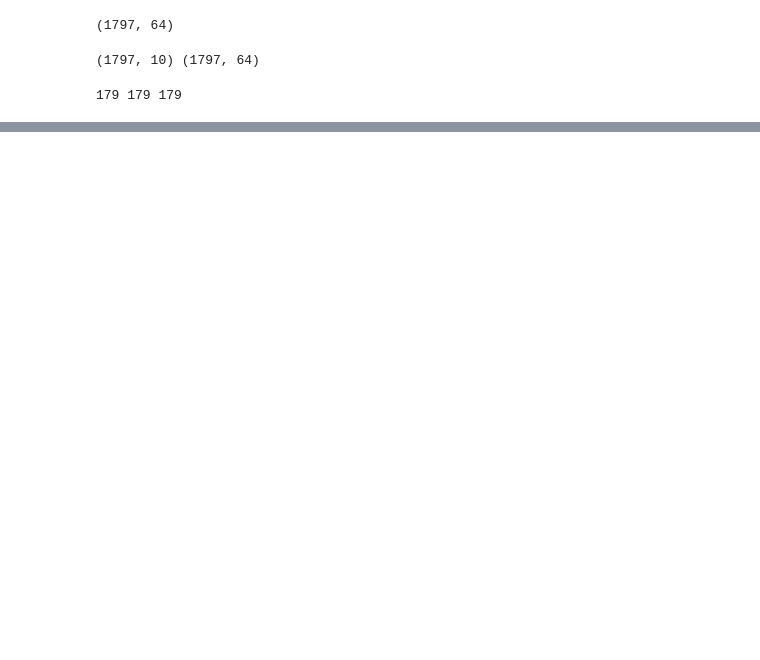
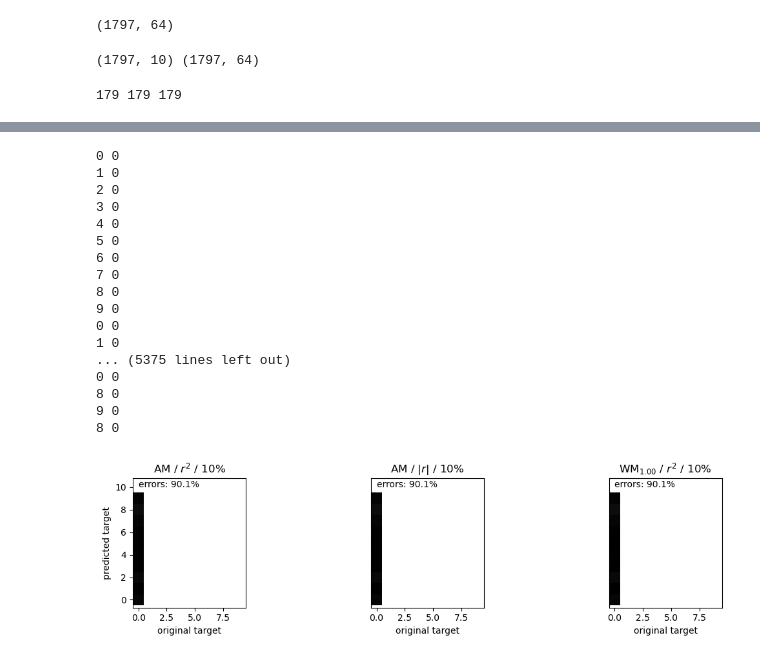
Before and after one commit to intellimath/mlgrad, a Jupyter notebook: examples/test_nn_digits_robust.ipynb, the cells around one changed output, grey strips where cells are left out. Saved outputs shown, nothing was run; the diff lists cells and outputs as text; code cells hidden in the pictures; blank space fills up the shorter version.

```diff
--- a/examples/test_nn_digits_robust.ipynb
+++ b/examples/test_nn_digits_robust.ipynb
@@ -166,32 +165,52 @@ result[Q] = {
 # %%
 m_q = len(result)
 plt.figure(figsize=(12.0, m_q * 3.0))
 for j, Q in enumerate(result):
     for i in range(3):
         current = result[Q]
         plt.subplot(m_q, 3, 3*j+i+1)
         _ffnn = current['nn'][i]
-        Y1 = np.array([clf_func(_ffnn, x) for x in Xt])
+        Y1 = np.array([np.argmax(clf_func(_ffnn, x)) for x in Xt])
         title = current['title'][i]
 
         image = np.zeros((10,10), 'd')
         for k,l in zip(Y, Y1):
-            image[k,l] += 1.0
+            print(k,l)
+            image[int(k),int(l)] += 1.0
         plt.title(title)
         plt.plot(0, 9, c='k')
         plt.imshow(image, cmap=plt.cm.gray_r)
         c = sum(Y != Y1) / len(Y) * 100
         plt.ylim(-0.7, 10.8)
         plt.text(0, 10, r'errors: %.1f%%' % c)
         if i == 0:
             plt.ylabel("predicted target")
         else:
             plt.yticks([], [])
         if j == m_q-1:
             plt.xlabel("original target")
         if j < m_q-1:
             plt.xticks([], [])
         #plt.minorticks_on()
 plt.tight_layout()
 # plt.savefig(r"fig/isnn2018_digits_robust_%s.pdf" % n_hidden)
 plt.show()
+# %% [output]
+0 0
+1 0
+2 0
+3 0
+4 0
+5 0
+6 0
+7 0
+8 0
+9 0
+0 0
+1 0
+... (5375 lines left out)
+0 0
+8 0
+9 0
+8 0
+[figure, added]
```
Also changed, not shown: parts of 13 cells of this notebook, 39 other files.
